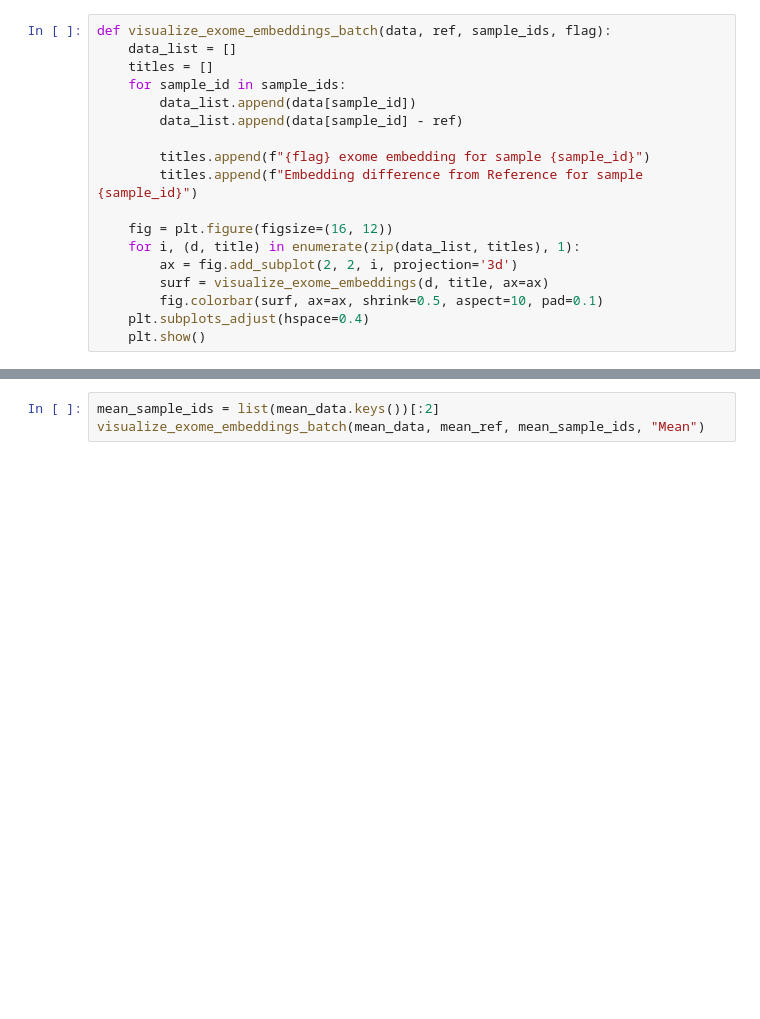
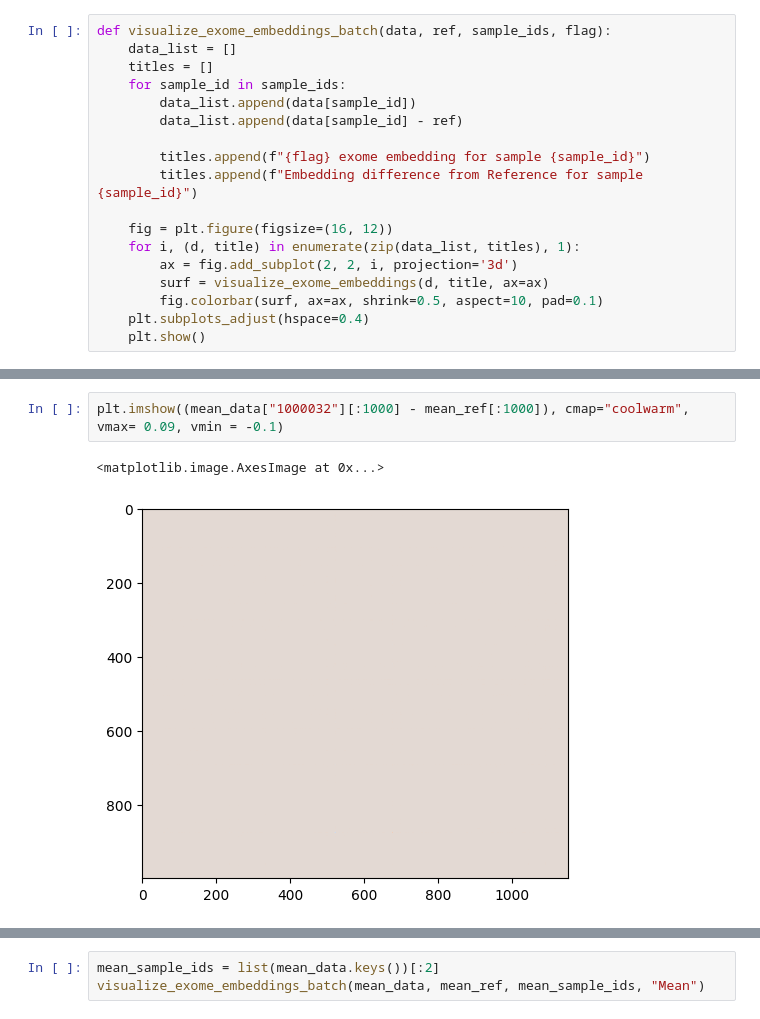
Before and after one commit to khoa-yelo/ukbb_gwas, a Jupyter notebook: notebooks/ExomeDL.ipynb, the cells around one changed output, grey strips where cells are left out. Drawn from its saved outputs; the diff is of its cells as text; blank space fills up the shorter version.

```diff
--- a/notebooks/ExomeDL.ipynb
+++ b/notebooks/ExomeDL.ipynb
@@ -98,0 +204,5 @@ def visualize_exome_embeddings_batch(data, ref, sample_ids, flag):
+# %%
+plt.imshow((mean_data["1000032"][:1000] - mean_ref[:1000]), cmap="coolwarm", vmax= 0.09, vmin = -0.1)
+# %% [output]
+<matplotlib.image.AxesImage at 0x...>
+[figure, added]
```
Also changed, not shown: parts of 30 cells of this notebook, 2 other files.
